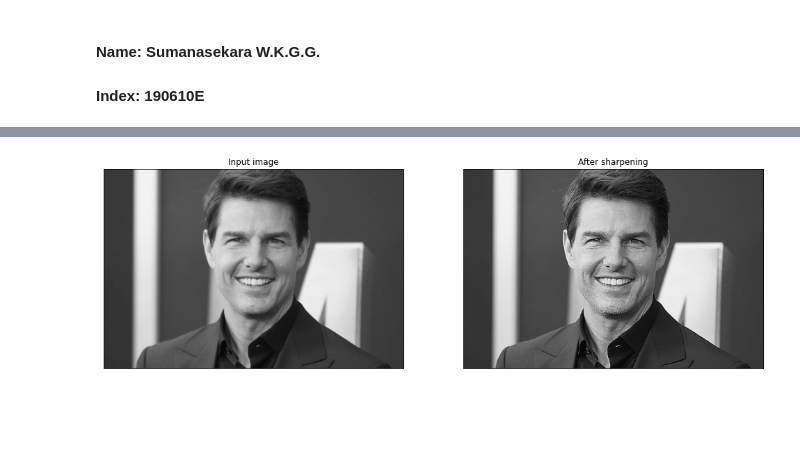
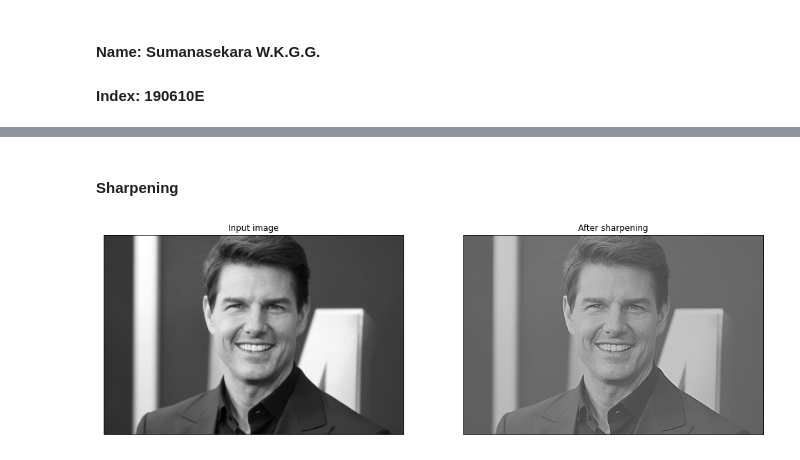
Before and after one commit to GevinduGanganath/EN2550, a Jupyter notebook: Week 3/190610E.ipynb, the cells around one changed output, grey strips where cells are left out. Cells and saved outputs as stored; diff of their text form; code cells hidden in the pictures; blank space fills up the shorter version.

```diff
--- a/Week 3/190610E.ipynb
+++ b/Week 3/190610E.ipynb
@@ -72,21 +99,26 @@ print(Z)
+# %% [markdown]
+#### Sharpening
 # %%
-img_tom = cv.imread("tom.jpg", cv.IMREAD_GRAYSCALE)
+img_tom = cv.imread("tom.jpg", cv.IMREAD_GRAYSCALE).astype(np.float32)
+assert img_tom is not None
 
-kernal2 = np.array(([0, -1, 0], [-1, 5, -1], [0, -1, 0]))
-tom_sharpen = cv.filter2D(img_tom, -1, kernal2)
+gaussian_1D = cv.getGaussianKernel(5, 2)
+tom_lp = cv.sepFilter2D(img_tom, -1, gaussian_1D, gaussian_1D)
+tom_hp = img_tom - tom_lp
+tom_sharpend = cv.addWeighted(img_tom, 1.0, tom_hp, 2.0, 0)
 
 fig, ax = plt.subplots(1, 2, figsize=(17,10))
 
-ax[0].imshow(img_tom, cmap="gray", vmin=0, vmax=255)
+ax[0].imshow(img_tom, cmap="gray")
 ax[0].get_xaxis().set_visible(False)
 ax[0].get_yaxis().set_visible(False)
 ax[0].set_title("Input image")
 
-ax[1].imshow(tom_sharpen, cmap="gray", vmin=0, vmax=255)
+ax[1].imshow(tom_sharpend, cmap="gray")
 ax[1].get_xaxis().set_visible(False)
 ax[1].get_yaxis().set_visible(False)
 ax[1].set_title("After sharpening")
 
 plt.show()
 # %% [output]
-[figure, old version]
+[figure, new version]
```
Also changed, not shown: parts of 8 cells of this notebook, 3 other files.
